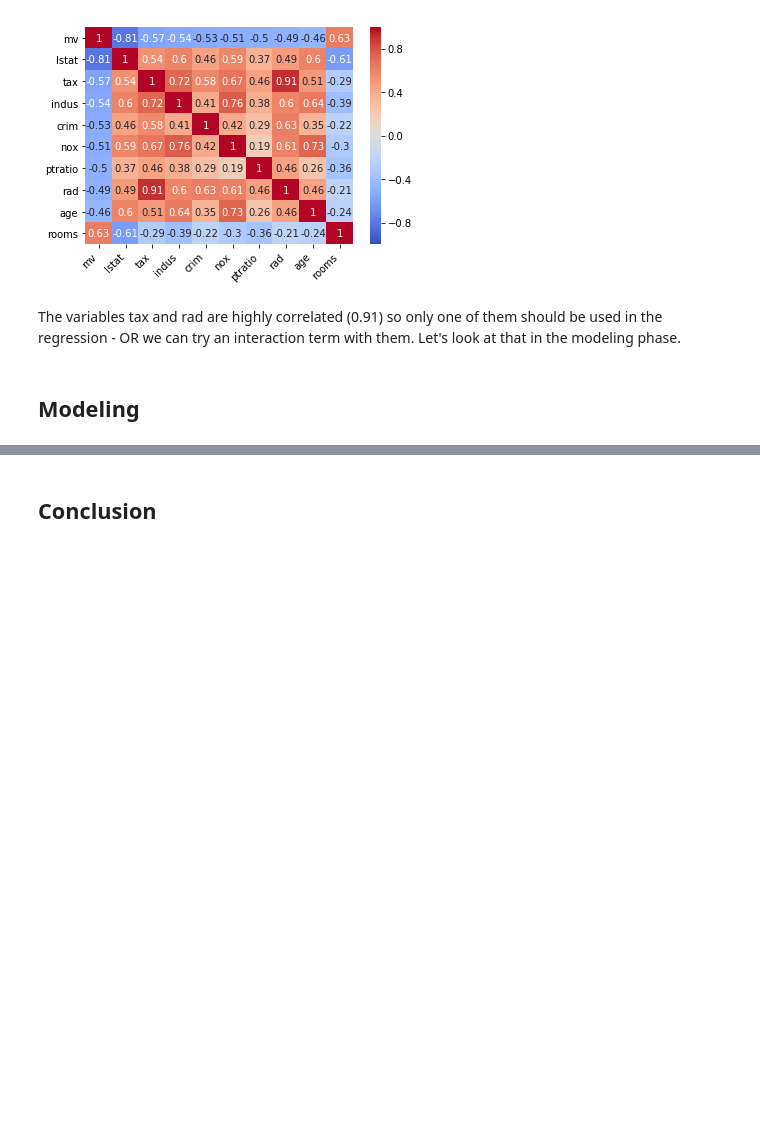
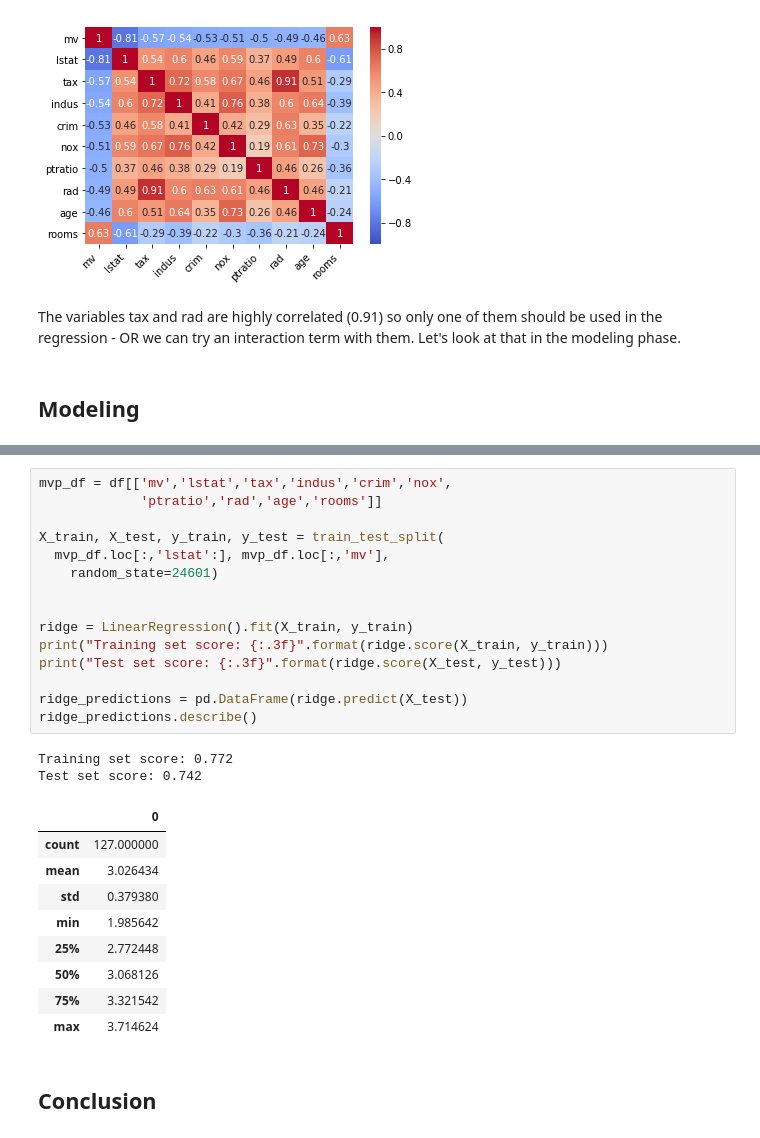
Before and after one commit to bstrain71/422_boston_housing, a Jupyter notebook: Strain_Boston_Housing.ipynb, the cells around one changed output, grey strips where cells are left out. Cells and saved outputs as stored; diff of their text form; blank space fills up the shorter version.

```diff
--- a/Strain_Boston_Housing.ipynb
+++ b/Strain_Boston_Housing.ipynb
@@ -368,2 +116,29 @@ we can try an interaction term with them. Let's look at that in the modeling pha
+# %%
+mvp_df = df[['mv','lstat','tax','indus','crim','nox',
+             'ptratio','rad','age','rooms']]
+
+X_train, X_test, y_train, y_test = train_test_split(
+  mvp_df.loc[:,'lstat':], mvp_df.loc[:,'mv'],
+    random_state=24601)
+
+
+ridge = LinearRegression().fit(X_train, y_train)
+print("Training set score: {:.3f}".format(ridge.score(X_train, y_train)))
+print("Test set score: {:.3f}".format(ridge.score(X_test, y_test)))
+
+ridge_predictions = pd.DataFrame(ridge.predict(X_test))
+ridge_predictions.describe()
+# %% [output]
+Training set score: 0.772
+Test set score: 0.742
+|  | 0 |
+| count | 127.000000 |
+| mean | 3.026434 |
+| std | 0.379380 |
+| min | 1.985642 |
+| 25% | 2.772448 |
+| 50% | 3.068126 |
+| 75% | 3.321542 |
+| max | 3.714624 |
 # %% [markdown]
 ## Conclusion
```
Also changed, not shown: parts of 4 cells of this notebook.
